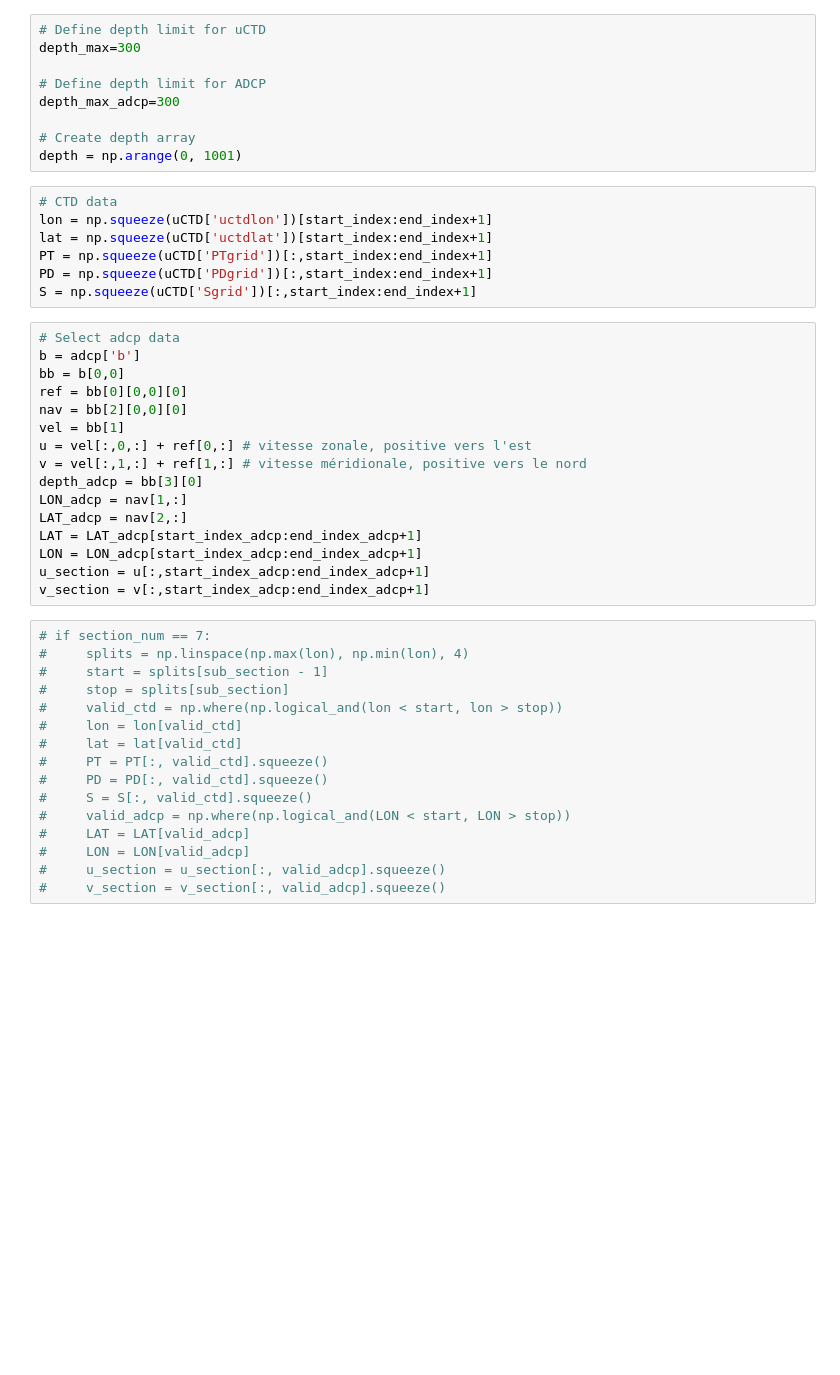
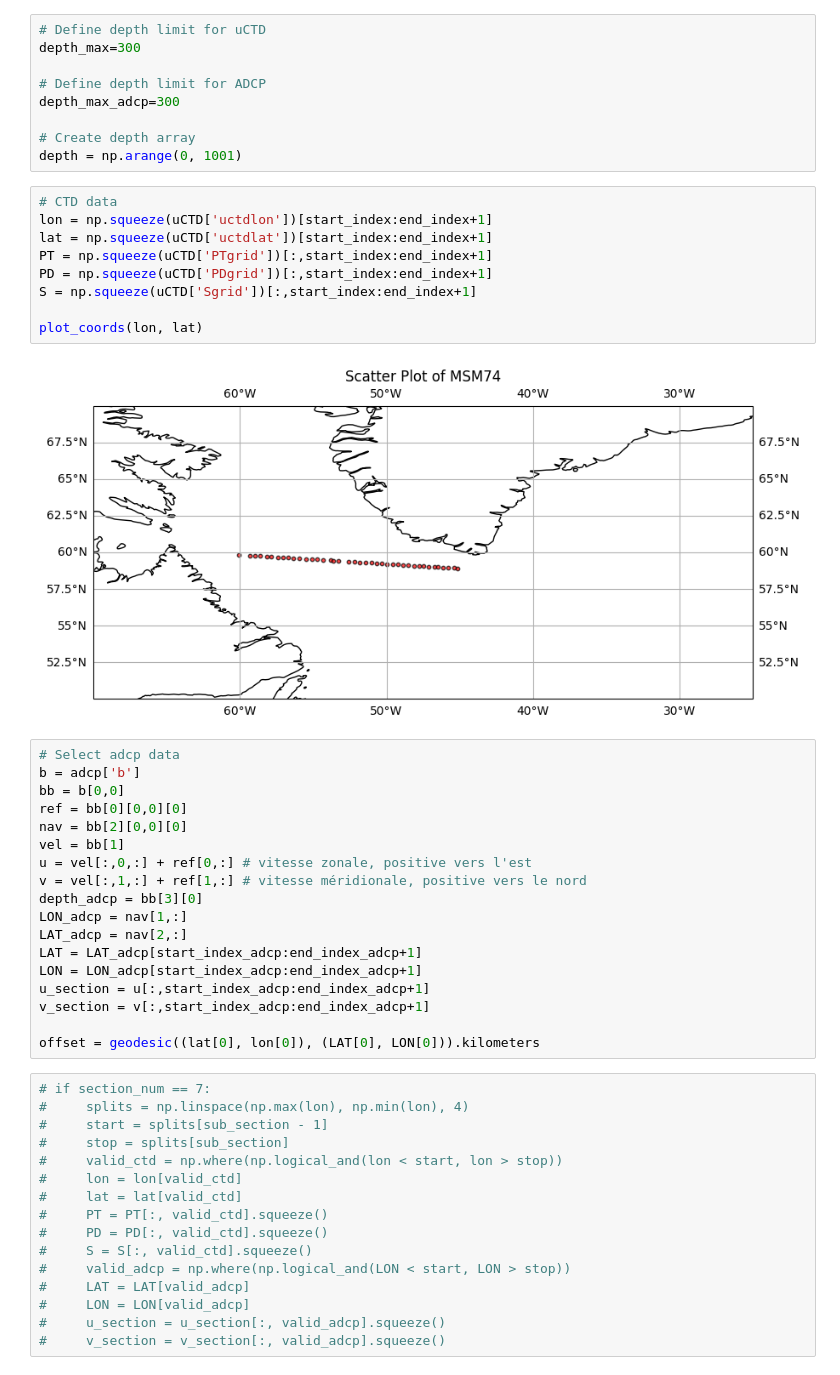
Before and after one commit to emmagurcan/MSM40, a Jupyter notebook: MSM40_for_Bea/analysis/MSM40/section_uCTD_MSM40.ipynb, the cells around one changed output. Saved outputs shown, nothing was run; the diff lists cells and outputs as text; blank space fills up the shorter version.

```diff
--- a/MSM40_for_Bea/analysis/MSM40/section_uCTD_MSM40.ipynb
+++ b/MSM40_for_Bea/analysis/MSM40/section_uCTD_MSM40.ipynb
@@ -40,10 +41,14 @@ depth = np.arange(0, 1001)
 # %%
 # CTD data
 lon = np.squeeze(uCTD['uctdlon'])[start_index:end_index+1]
 lat = np.squeeze(uCTD['uctdlat'])[start_index:end_index+1]
 PT = np.squeeze(uCTD['PTgrid'])[:,start_index:end_index+1]
 PD = np.squeeze(uCTD['PDgrid'])[:,start_index:end_index+1]
 S = np.squeeze(uCTD['Sgrid'])[:,start_index:end_index+1]
+
+plot_coords(lon, lat)
+# %% [output]
+[figure, added]
 # %%
 # Select adcp data
 b = adcp['b']
@@ -60,6 +65,8 @@ LAT = LAT_adcp[start_index_adcp:end_index_adcp+1]
 LON = LON_adcp[start_index_adcp:end_index_adcp+1]
 u_section = u[:,start_index_adcp:end_index_adcp+1]
 v_section = v[:,start_index_adcp:end_index_adcp+1]
+
+offset = geodesic((lat[0], lon[0]), (LAT[0], LON[0])).kilometers
 # %%
 # if section_num == 7:
 #     splits = np.linspace(np.max(lon), np.min(lon), 4)
```
Also changed, not shown: parts of 6 cells of this notebook.
